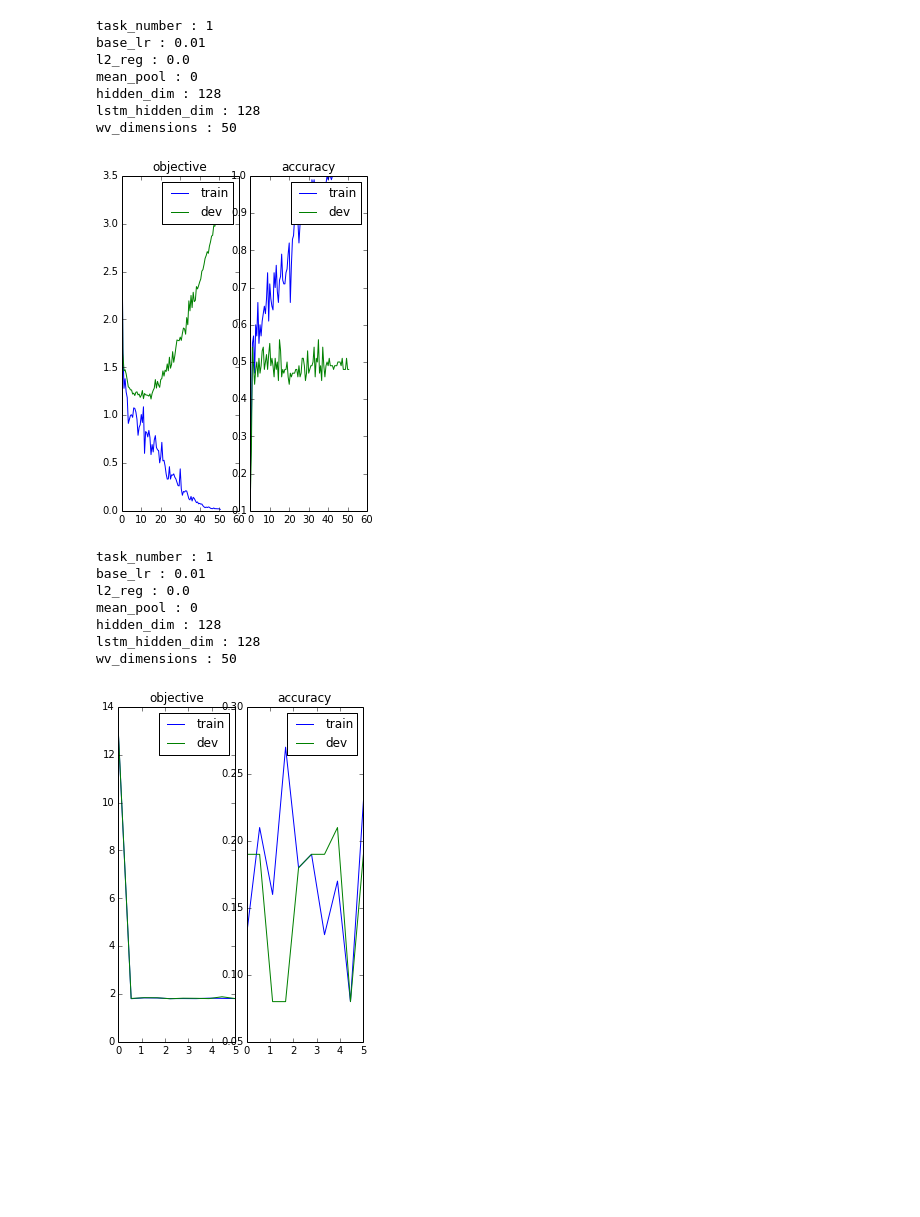
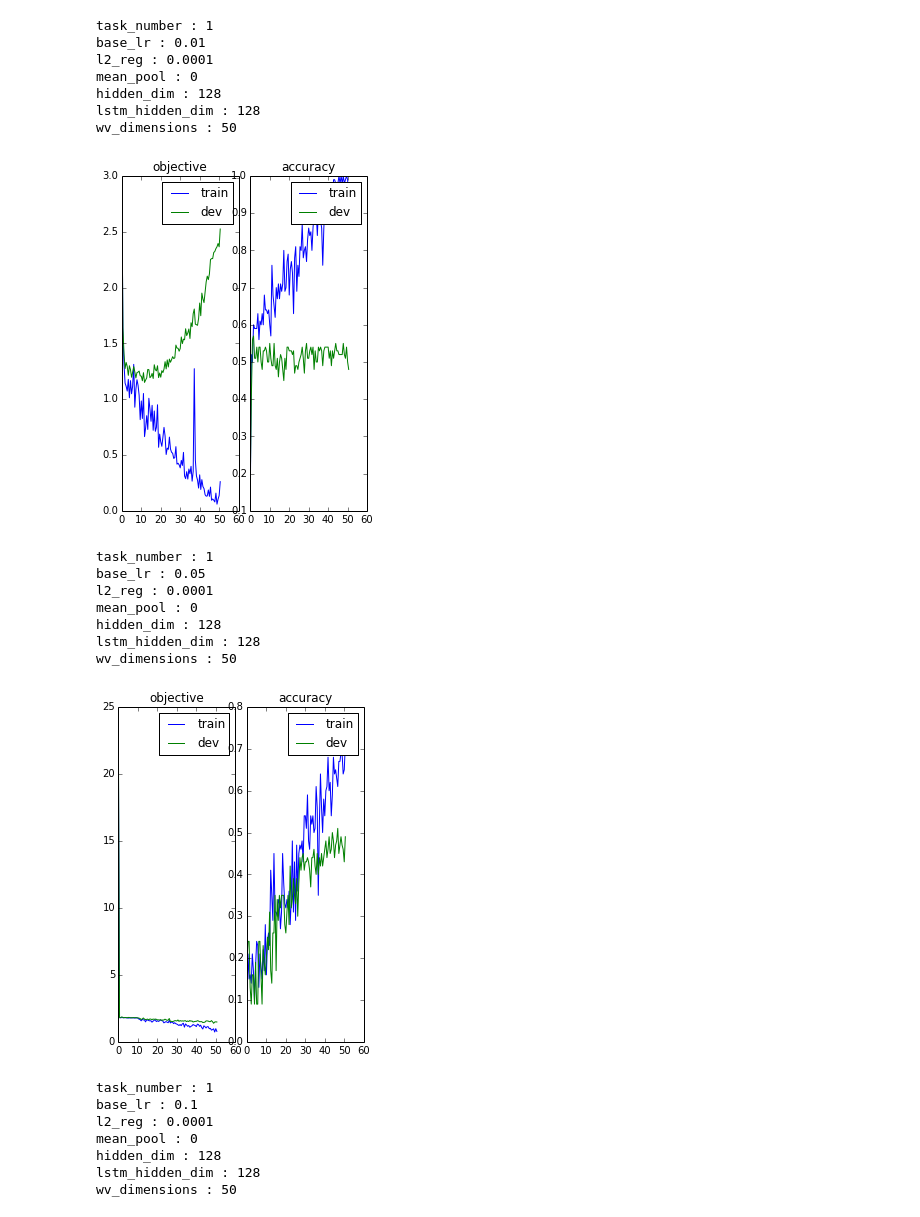
Before and after one commit to corbyrosset/question_answering, a Jupyter notebook: reporter.ipynb, the cells around one changed output. Saved outputs shown, nothing was run; the diff lists cells and outputs as text; code cells hidden in the pictures; blank space fills up the shorter version.

Commit message:
Added automatic plots for all experiments

```diff
--- a/reporter.ipynb
+++ b/reporter.ipynb
@@ -4,29 +5,41 @@ import sys
 sys.path.append('code')
 import experiment
 # %%
-def report(path):
-    metadata = json.load(open('experiments/lhd128-tn1-mtsentenceEmbedding-l20.0-mp0-lr0.01-hd128/meta.json'))
+def display(path):
+    report_dir = 'experiments/' + path
+    metadata = json.load(open(report_dir + '/meta.json'))
     for key in ['task_number', 'base_lr', 'l2_reg', 'mean_pool', 'hidden_dim', 'lstm_hidden_dim', 'wv_dimensions']:
         print key, ':', metadata[key]
-    report_dir = 'experiments/' + path
     experiment.report(report_dir + '/history.cpkl')
+
+def report():
+    proc = subprocess.Popen(["ls experiments/"], stdout=subprocess.PIPE, shell=True)
+    (out, err) = proc.communicate()
+    for data_dir in out.split():
+        display(data_dir)
-# %%
-report('lhd128-tn1-mtsentenceEmbedding-l20.0-mp0-lr0.01-hd128')
-report('lhd128-tn1-mtsentenceEmbedding-l20.001-mp1-lr0.1-hd128')
-# %% [output]
-task_number : 1
-base_lr : 0.01
-l2_reg : 0.0
-mean_pool : 0
-hidden_dim : 128
-lstm_hidden_dim : 128
-wv_dimensions : 50
-[figure, removed]
-task_number : 1
-base_lr : 0.01
-l2_reg : 0.0
-mean_pool : 0
-hidden_dim : 128
-lstm_hidden_dim : 128
-wv_dimensions : 50
-[figure, removed]
+# %%
+report()
+# %% [output]
+task_number : 1
+base_lr : 0.01
+l2_reg : 0.0001
+mean_pool : 0
+hidden_dim : 128
+lstm_hidden_dim : 128
+wv_dimensions : 50
+[figure, added]
+task_number : 1
+base_lr : 0.05
+l2_reg : 0.0001
+mean_pool : 0
+hidden_dim : 128
+lstm_hidden_dim : 128
+wv_dimensions : 50
+[figure, added]
+task_number : 1
+base_lr : 0.1
+l2_reg : 0.0001
+mean_pool : 0
+hidden_dim : 128
+lstm_hidden_dim : 128
+wv_dimensions : 50
```
Also changed, not shown: parts of 2 cells of this notebook.
